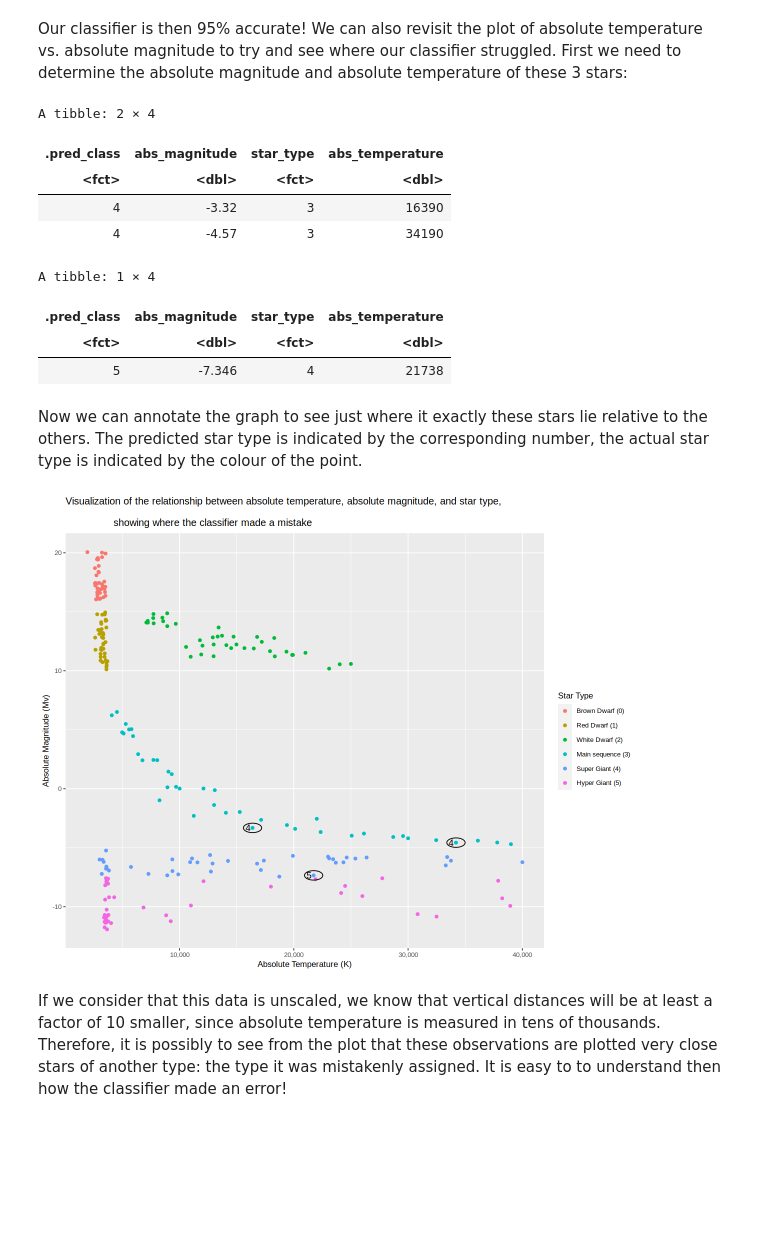
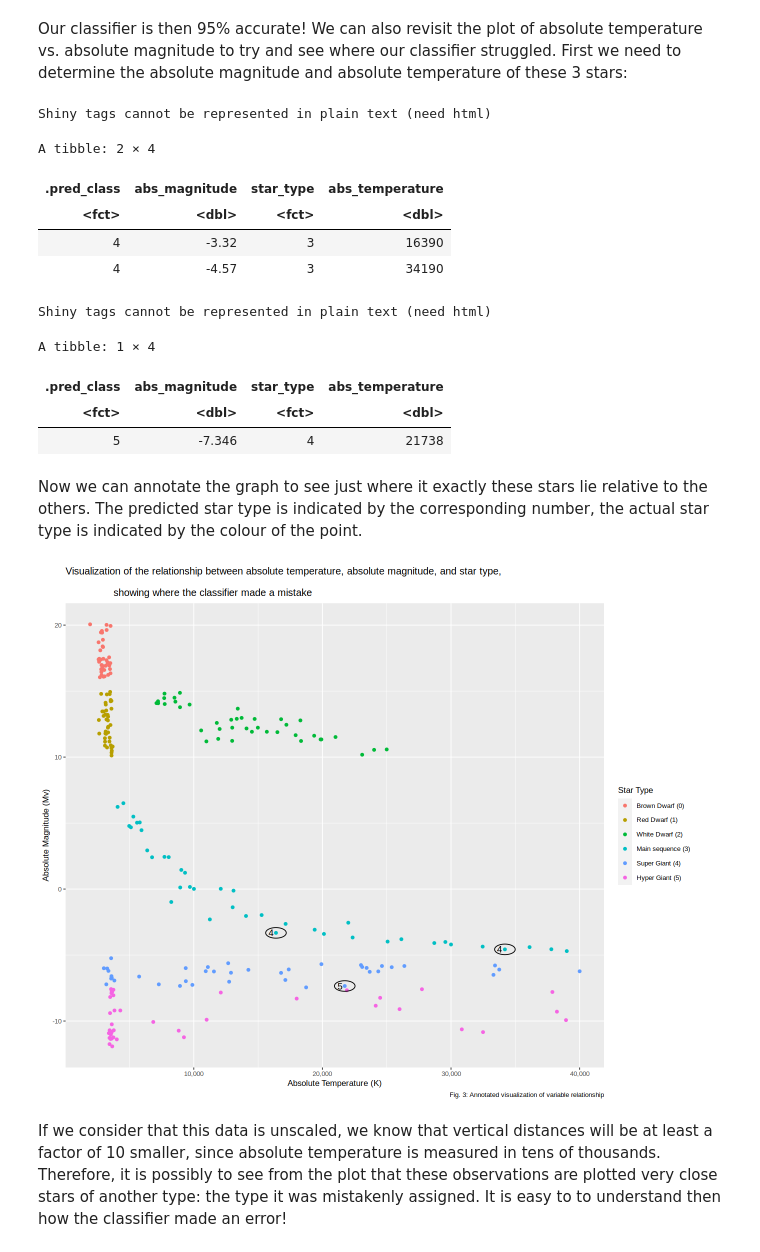
Before and after one commit to uchou92/dcsi-100-2023w1-group-28, a Jupyter notebook: Project_Proposal.ipynb, the cells around one changed output. Drawn from its saved outputs; the diff is of its cells as text; code cells hidden in the pictures; blank space fills up the shorter version.

```diff
--- a/Project_Proposal.ipynb
+++ b/Project_Proposal.ipynb
@@ -125,8 +132,9 @@ summary_plot <- star_data |>
                                        "Super Giant (4)", "Hyper Giant (5)")) +
             labs(x = "Absolute Temperature (K)", y = "Absolute Magnitude (Mv)", color = "Star Type") +
             ggtitle("Visualization of the relationship between absolute temperature, absolute magnitude, \n and star type") +
-            scale_x_continuous(labels = scales::comma_format())
+            scale_x_continuous(labels = scales::comma_format())+
+            labs(caption = "Fig. 1: Preliminary Visualization")
 summary_plot
 
-options(repr.plot.width = 10, repr.plot.height = 6)
+options(repr.plot.width = 11, repr.plot.height = 6)
 # %% [output]
@@ -312,18 +314,22 @@ Our classifier is then 95% accurate! We can also revisit the plot of absolute te
 # %%
 star_mistakes1 <- star_predictions |>
                 filter(star_type == "3", .pred_class == "4")
+h3("Table. 8: Falsely predicted class 4")
 star_mistakes1
 
 star_mistakes2 <- star_predictions |>
                 filter(star_type == "4", .pred_class == "5")
+h3("Table. 9: Falsely predicted class 5")
 star_mistakes2
 # %% [output]
-A tibble: 2 × 4
+Shiny tags cannot be represented in plain text (need html)
+A tibble: 2 × 4
 | .pred_class | abs_magnitude | star_type | abs_temperature |
 | <fct> | <dbl> | <fct> | <dbl> |
 | 4 | -3.32 | 3 | 16390 |
 | 4 | -4.57 | 3 | 34190 |
-A tibble: 1 × 4
+Shiny tags cannot be represented in plain text (need html)
+A tibble: 1 × 4
 | .pred_class | abs_magnitude | star_type | abs_temperature |
 | <fct> | <dbl> | <fct> | <dbl> |
 | 5 | -7.346 | 4 | 21738 |
@@ -338,26 +344,27 @@ Now we can annotate the graph to see just where it exactly these stars lie relat
 # %%
 mistakes_plot <- summary_plot +
         annotate("path",
                  x = mistake_star_1[1] + 800*cos(seq(0,2*pi,length.out=1000)),
                  y = mistake_star_1[2] + 0.4*sin(seq(0,2*pi,length.out=1000))) +
         annotate("text", x = 16000, y =  -3.32, label = "4") +
         theme(text = element_text(size = 10))+
             annotate("path",
                  x = mistake_star_2[1] + 800*cos(seq(0,2*pi,length.out=1000)),
                  y = mistake_star_2[2] + 0.4*sin(seq(0,2*pi,length.out=1000))) +
         annotate("text", x = 33750, y =  -4.57, label = "4") +
         theme(text = element_text(size = 10))+
         annotate("path",
                  x = mistake_star_3[1] + 800*cos(seq(0,2*pi,length.out=1000)),
                  y = mistake_star_3[2] + 0.4*sin(seq(0,2*pi,length.out=1000))) +
         annotate("text", x = 21350, y =  -7.346, label = "5") +
         theme(text = element_text(size = 10))+
         ggtitle("Visualization of the relationship between absolute temperature, absolute magnitude, and star type, \n
-                showing where the classifier made a mistake")
+                showing where the classifier made a mistake") +
+        labs(caption = "Fig. 3: Annotated visualization of variable relationship")
 mistakes_plot
 
-options(repr.plot.width = 10, repr.plot.height = 8)
+options(repr.plot.width = 11, repr.plot.height = 9)
 # %% [output]
-[figure, old version]
+[figure, new version]
 # %% [markdown]
 If we consider that this data is unscaled, we know that vertical distances will be at least a factor of 10 smaller, since absolute temperature is measured in tens of thousands. Therefore, it is possibly to see from the plot that these observations are plotted very close stars of another type: the type it was mistakenly assigned. It is easy to to understand then how the classifier made an error!
```
Also changed, not shown: parts of 28 cells of this notebook.
